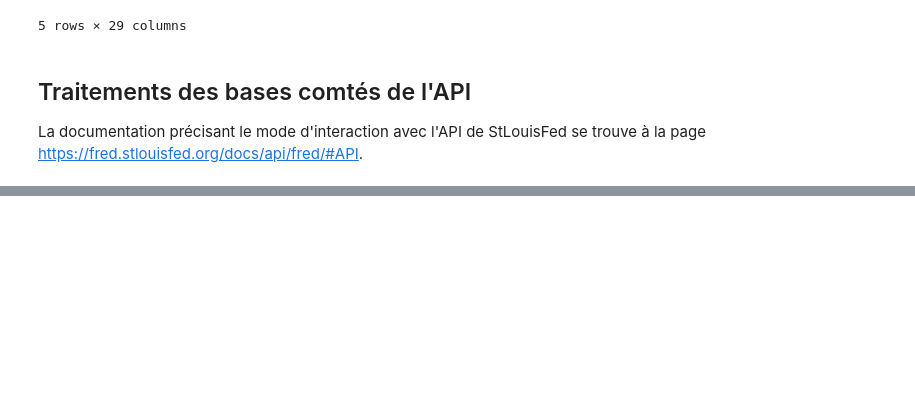
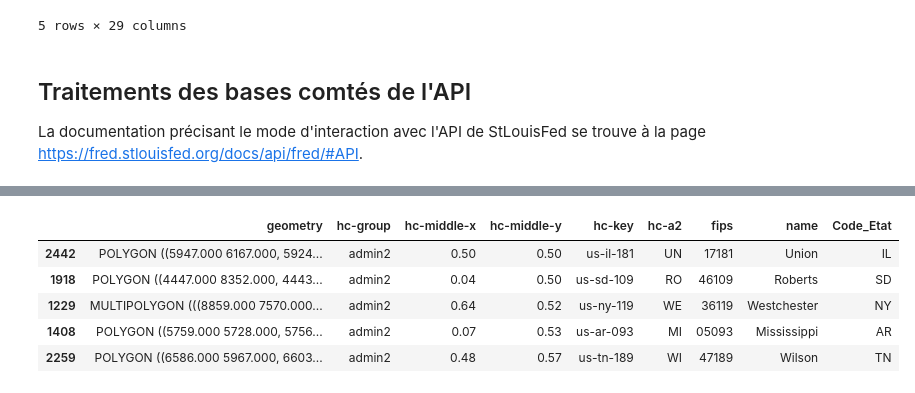
Before and after one commit to eleroux46/gun_violence, a Jupyter notebook: traitements_donnes.ipynb, the cells around one changed output, grey strips where cells are left out. Drawn from its saved outputs; the diff is of its cells as text; code cells hidden in the pictures; blank space fills up the shorter version.

```diff
--- a/traitements_donnes.ipynb
+++ b/traitements_donnes.ipynb
@@ -210,0 +186,14 @@ test_db.loc[test_db['hc-key'].str.startswith('us-ak')]
+# %%
+geom_counties_db = request_db(29802)#The code is arbitrary here, each request gives the geometries of all counties
+geom_counties_db = gpd.GeoDataFrame.from_features(geom_counties_db['features'])
+geom_counties_db = geom_counties_db.loc[geom_counties_db['hc-group'] == 'admin2']
+geom_counties_db['Code_Etat'] = geom_counties_db['hc-key'].apply(lambda x: x.split('-')[1].upper() if len(x.split('-')) > 1 else None)
+geom_counties_db['name'] = geom_counties_db['name'].apply(lambda x : x.rsplit("Parish", 1)[0].strip())
+geom_counties_db.sample(5)
+# %% [output]
+|  | geometry | hc-group | hc-middle-x | hc-middle-y | hc-key | hc-a2 | fips | name | Code_Etat |
+| 2442 | POLYGON ((5947.000 6167.000, 5924... | admin2 | 0.50 | 0.50 | us-il-181 | UN | 17181 | Union | IL |
+| 1918 | POLYGON ((4447.000 8352.000, 4443... | admin2 | 0.04 | 0.50 | us-sd-109 | RO | 46109 | Roberts | SD |
+| 1229 | MULTIPOLYGON (((8859.000 7570.000... | admin2 | 0.64 | 0.52 | us-ny-119 | WE | 36119 | Westchester | NY |
+| 1408 | POLYGON ((5759.000 5728.000, 5756... | admin2 | 0.07 | 0.53 | us-ar-093 | MI | 05093 | Mississippi | AR |
+| 2259 | POLYGON ((6586.000 5967.000, 6603... | admin2 | 0.48 | 0.57 | us-tn-189 | WI | 47189 | Wilson | TN |
```
Also changed, not shown: parts of 13 cells of this notebook.
